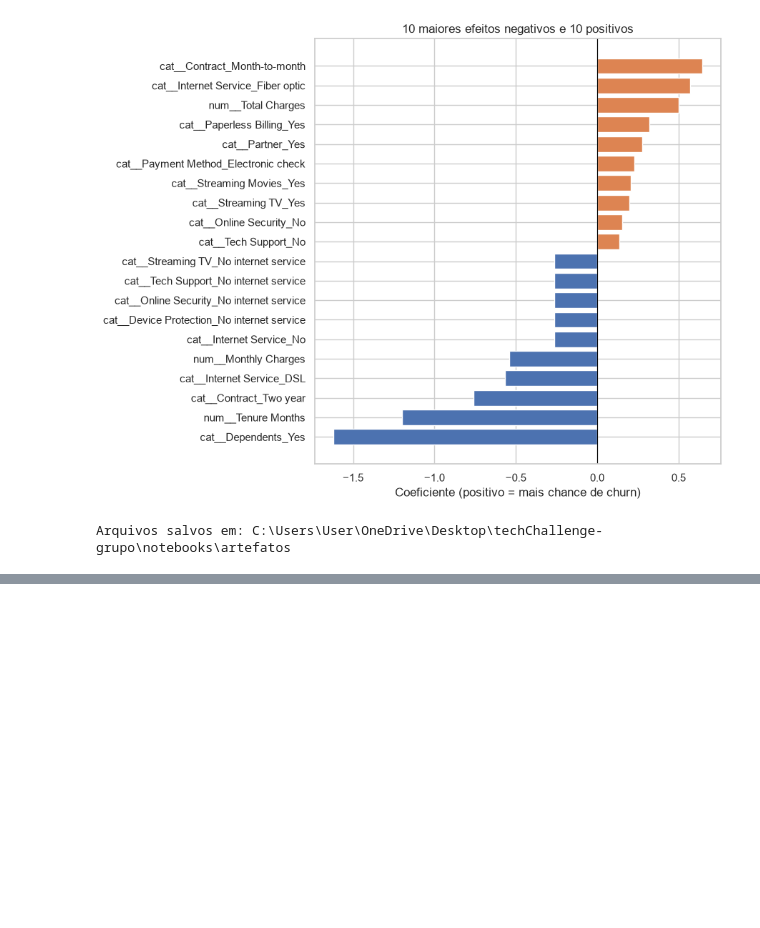
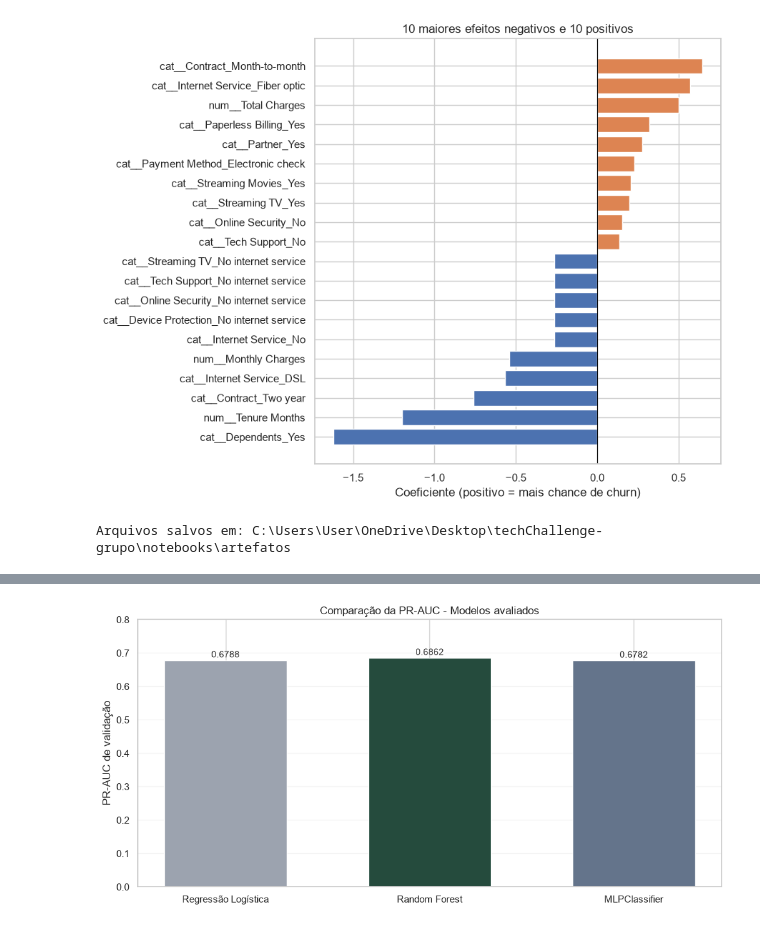
Before and after one commit to Bzrperes/techChallenge, a Jupyter notebook: notebooks/TechChallenge.ipynb, the cells around one changed output, grey strips where cells are left out. Cells and saved outputs as stored; diff of their text form; code cells hidden in the pictures; blank space fills up the shorter version.

```diff
--- a/notebooks/TechChallenge.ipynb
+++ b/notebooks/TechChallenge.ipynb
@@ -699,0 +2130,37 @@ Arquivos salvos em: C:\Users\User\OneDrive\Desktop\techChallenge-grupo\notebooks
+# %%
+# Célula 53 - Gráfico comparativo dos três modelos
+
+# Recupera a PR-AUC de validação
+valores_finais = comparacao_final.loc["PR-AUC"]
+
+cores_finais = ["#9CA3AF", "#254B3D", "#64748B"]
+
+fig, ax = plt.subplots(figsize=(10, 5))
+
+barras = ax.bar(
+    valores_finais.index,
+    valores_finais.values,
+    color=cores_finais,
+    width=0.6
+)
+
+# Exibe os resultados acima das barras
+for barra, valor in zip(barras, valores_finais.values):
+    ax.text(
+        barra.get_x() + barra.get_width() / 2,
+        valor + 0.008,
+        f"{valor:.4f}",
+        ha="center",
+        fontsize=10
+    )
+
+ax.set_title("Comparação da PR-AUC - Modelos avaliados")
+ax.set_ylabel("PR-AUC de validação")
+ax.set_ylim(0, 0.8)
+ax.grid(axis="y", alpha=0.2)
+ax.set_axisbelow(True)
+
+plt.tight_layout()
+plt.show()
+# %% [output]
+[figure, added]
```
Also changed, not shown: parts of 46 cells of this notebook, 19 other files.
